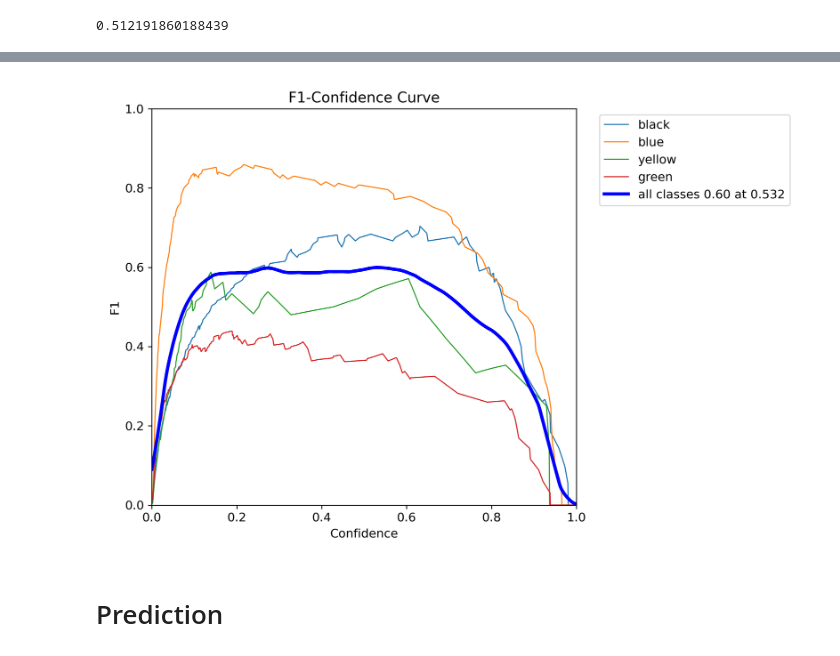
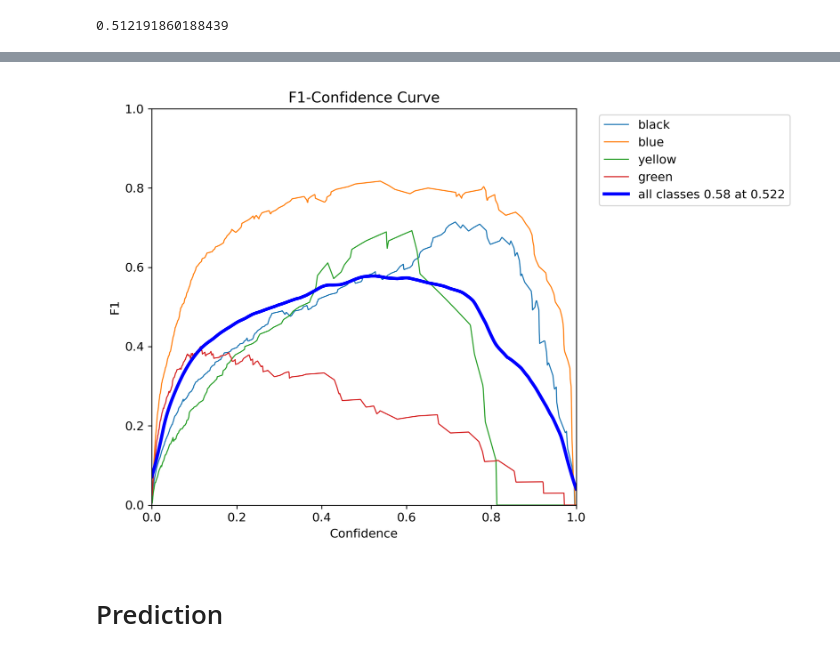
Before and after one commit to vhinatav/Computer-Vision-Project, a Jupyter notebook: ComputerVisionProject.ipynb, the cells around one changed output, grey strips where cells are left out. Cells and saved outputs as stored; diff of their text form; code cells hidden in the pictures.

```diff
--- a/ComputerVisionProject.ipynb
+++ b/ComputerVisionProject.ipynb
@@ -175,9 +175,9 @@ Image.open('/content/runs/detect/evaluation (new)/confusion_matrix_normalized.pn
 # %%
 #F1 Curve
 Image.open('/content/runs/detect/evaluation (original)/F1_curve.png')
-Image.open('/content/runs/detect/evaluation (new)/F1_curve.png')
+#Image.open('/content/runs/detect/evaluation (new)/F1_curve.png')
 # %% [output]
-[figure, old version]
+[figure, new version]
 # %% [markdown]
 # Prediction
 # %%
```
Also changed, not shown: parts of 2 cells of this notebook.
